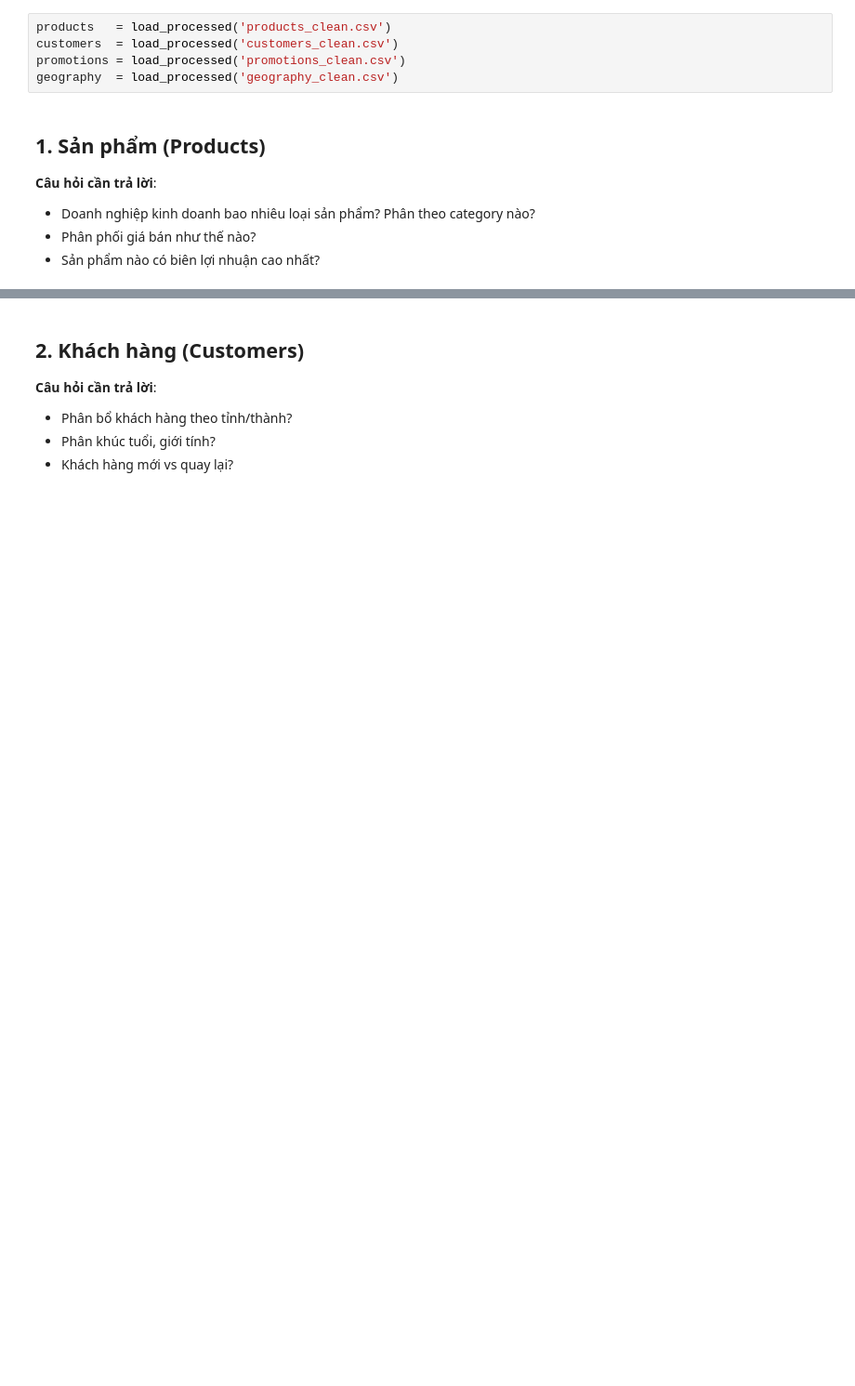
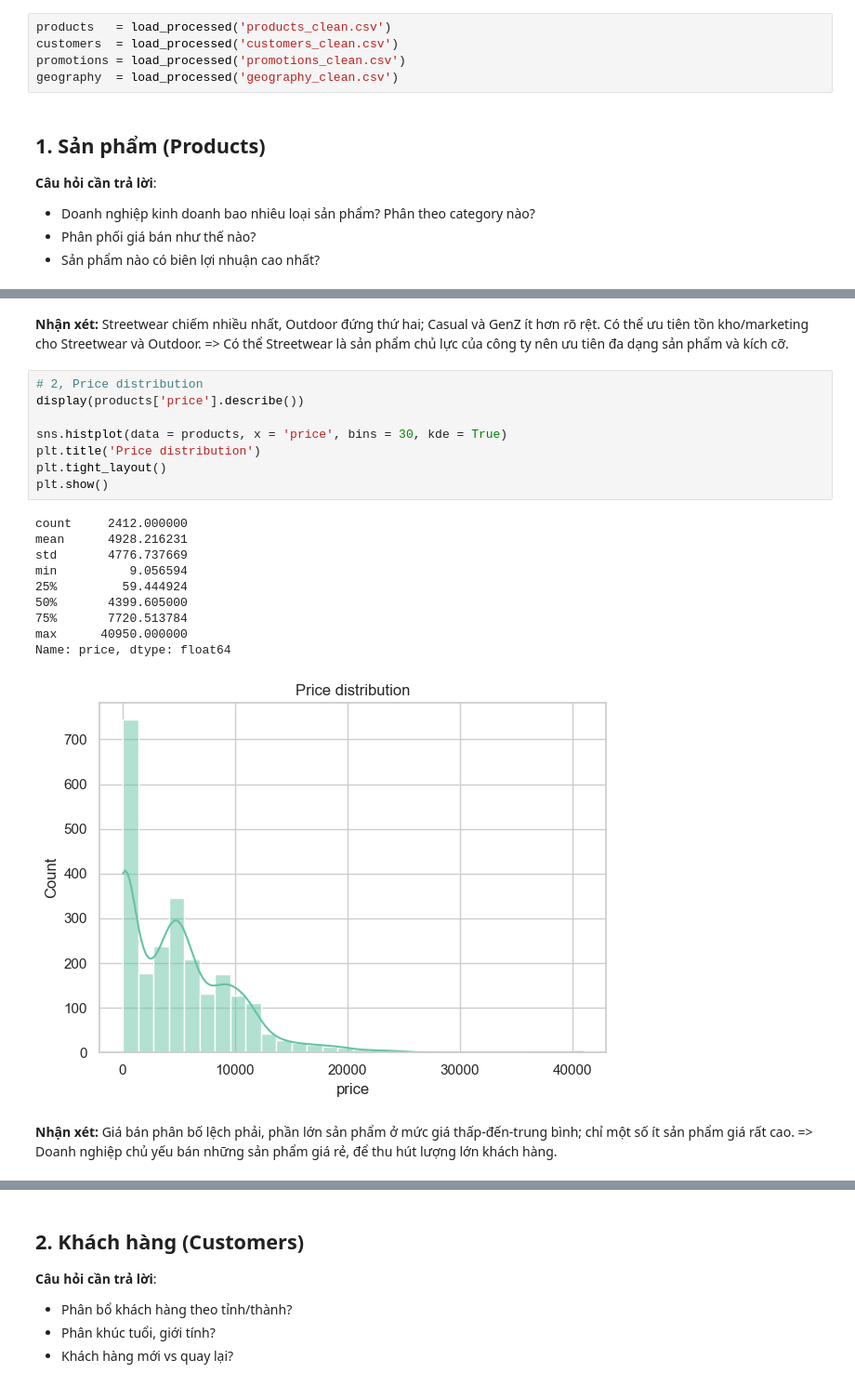
Before and after one commit to huydt11502/revenue_forecast_ecommerce, a Jupyter notebook: notebooks/03_eda_master.ipynb, the cells around one changed output, grey strips where cells are left out. Shown at 93% size. Saved outputs shown, nothing was run; the diff lists cells and outputs as text; blank space fills up the shorter version.

```diff
--- a/notebooks/03_eda_master.ipynb
+++ b/notebooks/03_eda_master.ipynb
@@ -48,0 +70,23 @@ print(products.describe())
+# %% [markdown]
+**Nhận xét:** Streetwear chiếm nhiều nhất, Outdoor đứng thứ hai; Casual và GenZ ít hơn rõ rệt. Có thể ưu tiên tồn kho/marketing cho Streetwear và Outdoor. => Có thể Streetwear là sản phẩm chủ lực của công ty nên ưu tiên đa dạng sản phẩm và kích cỡ.
+# %%
+# 2, Price distribution
+display(products['price'].describe())
+
+sns.histplot(data = products, x = 'price', bins = 30, kde = True)
+plt.title('Price distribution')
+plt.tight_layout()
+plt.show()
+# %% [output]
+count     2412.000000
+mean      4928.216231
+std       4776.737669
+min          9.056594
+25%         59.444924
+50%       4399.605000
+75%       7720.513784
+max      40950.000000
+Name: price, dtype: float64
+[figure, added]
+# %% [markdown]
+**Nhận xét:** Giá bán phân bố lệch phải, phần lớn sản phẩm ở mức giá thấp-đến-trung bình; chỉ một số ít sản phẩm giá rất cao. => Doanh nghiệp chủ yếu bán những sản phẩm giá rẻ, để thu hút lượng lớn khách hàng.
```
Also changed, not shown: parts of 16 cells of this notebook, 1 other file.
